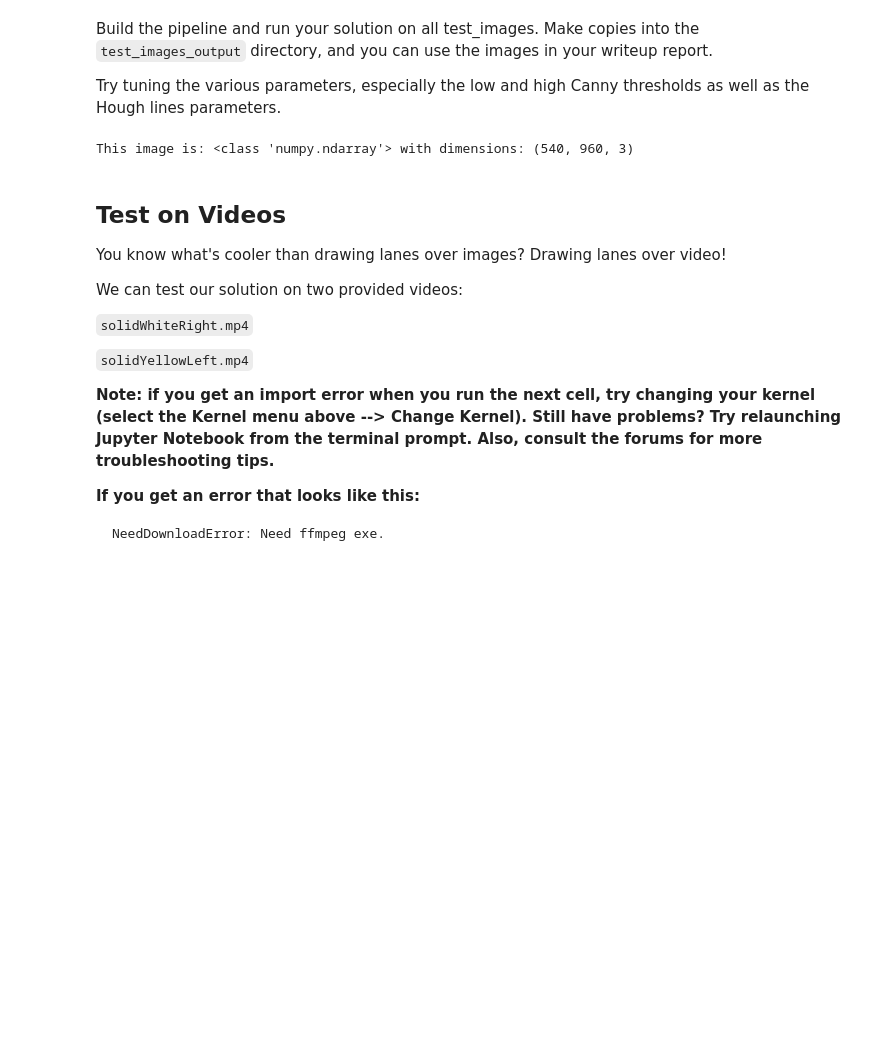
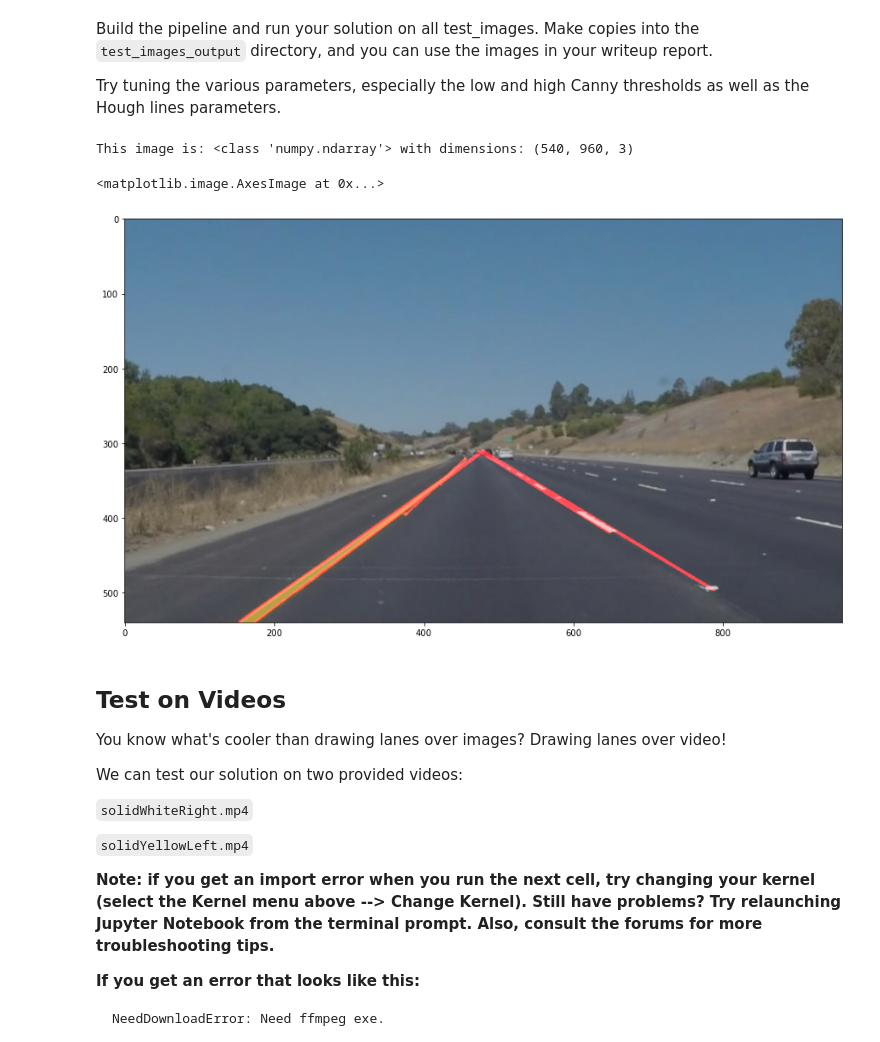
Before and after one commit to SteveShengStar/CarND-LaneLines-P1, a Jupyter notebook: P1.ipynb, the cells around one changed output. Drawn from its saved outputs; the diff is of its cells as text; code cells hidden in the pictures; blank space fills up the shorter version.

```diff
--- a/P1.ipynb
+++ b/P1.ipynb
@@ -387,20 +237,20 @@ def init(image):
 # then save them to the test_images_output directory.
 def runPipeline(image):
     img_gray = grayscale(image)
-    img_noiseFiltered = gaussian_blur(img_gray,3)
-    # plotGrid2x([grayImage, filteredImage], ["Before Filtering", "After Filtering"])
+#     img_noiseFiltered = gaussian_blur(img_gray,3)
+#     plotGrid2x([img_gray, img_noiseFiltered], ["Before Filtering", "After Filtering"])
 
 
-    img_thinEdges = canny(img_noiseFiltered,120,240)
-#     plotGrid2x([img_noiseFiltered, img_thinEdges], ["Raw Image", "Thin Edges"])
+    img_thinEdges = canny(img_gray, 120, 240)
+#     plotGrid2x([img_gray, img_thinEdges], ["Raw Image", "Thin Edges"])
 
 
     boundingBox = np.array( [[[445,330],[520,330],[920,550],[100,550]]], dtype=np.int32 )
     img_masked = region_of_interest(img_thinEdges, boundingBox)
-    plotGrid2x([img_thinEdges, img_masked], ["Original", "Region of Interest"])
+#     plotGrid2x([img_thinEdges, img_masked], ["Original", "Region of Interest"])
 
 
-    img_houghLine = hough_lines(img_masked, rho = 1, theta = 1*np.pi/180, threshold = 30, min_line_len = 100, max_line_gap = 500)
+    img_houghLine = hough_lines(img_masked, rho = 1, theta = 1*np.pi/180, threshold = 30, min_line_len = 80, max_line_gap = 300)
 #     plotGrid2x([img_masked, img_houghLine], ["Thin Edge - Canny", "Hough Line"])
 
 
@@ -408,14 +258,16 @@ def runPipeline(image):
     return img_final
 # %%
 # Load an image to test with
-image = plt.imread('test_images/whiteCarLaneSwitch.jpg')
+image = plt.imread('test_images/solidYellowCurve.jpg')
 init(image)
 
 img_final = runPipeline(image)
-# plt.figure(figsize=(15,15))
-# plt.imshow(img_final)
+plt.figure(figsize=(15,15))
+plt.imshow(img_final)
 # %% [output]
 This image is: <class 'numpy.ndarray'> with dimensions: (540, 960, 3)
+<matplotlib.image.AxesImage at 0x...>
+[figure, added]
 # %% [markdown]
 ## Test on Videos
 
```
Also changed, not shown: parts of 3 cells of this notebook.
